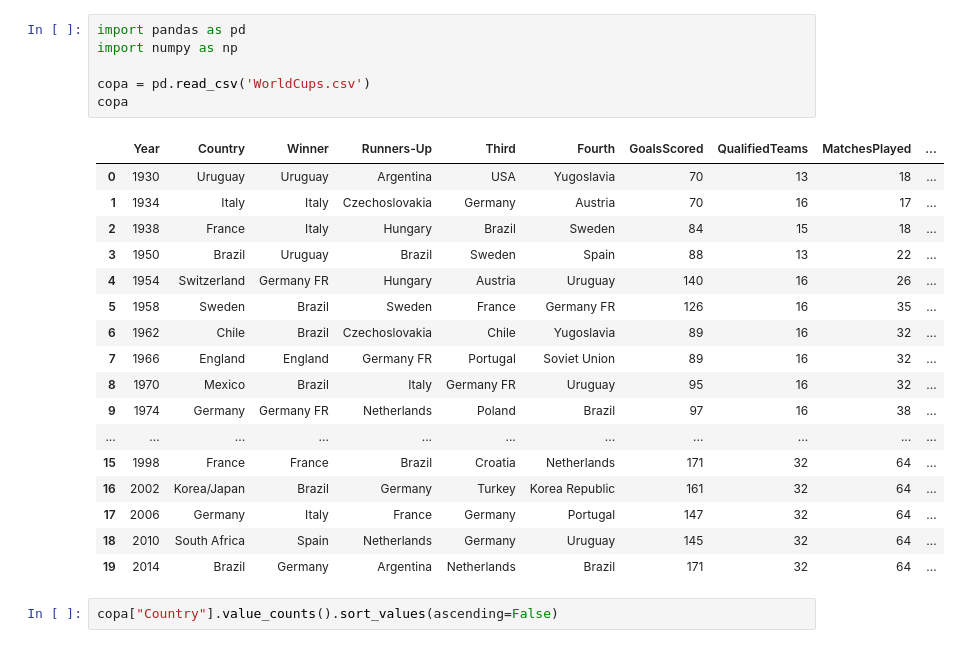
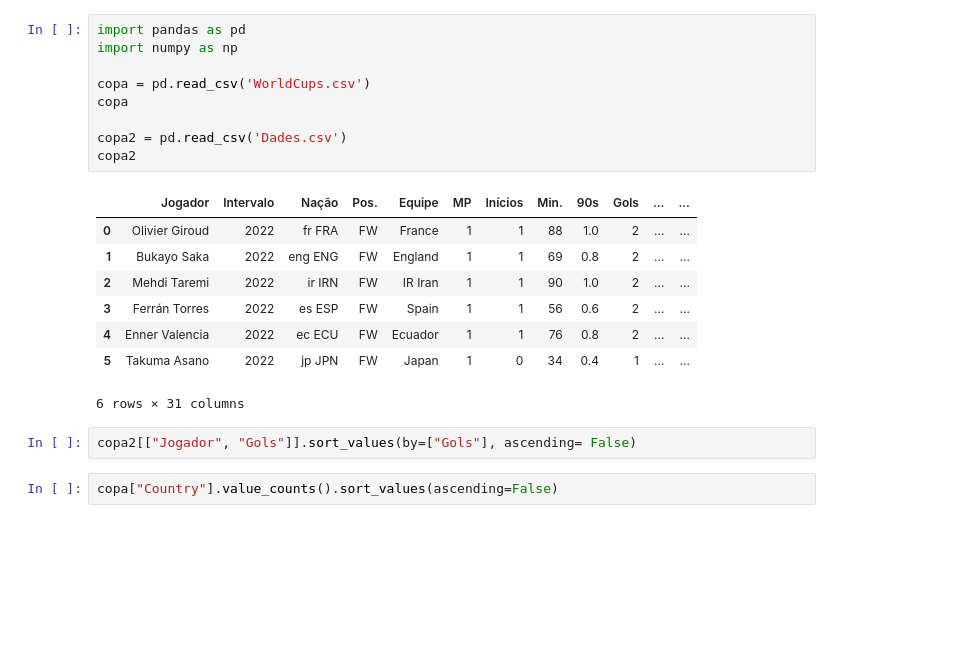
Before and after one commit to Hugox96/Analise_Copas, a Jupyter notebook: Copa.ipynb, the cells around one changed output. Drawn from its saved outputs; the diff is of its cells as text; blank space fills up the shorter version.

Commit message:
criando alguins dataframes

```diff
--- a/Copa.ipynb
+++ b/Copa.ipynb
@@ -1,27 +1,23 @@
 # %%
 import pandas as pd
 import numpy as np
 
 copa = pd.read_csv('WorldCups.csv')
 copa
+
+copa2 = pd.read_csv('Dades.csv')
+copa2
 # %% [output]
-|  | Year | Country | Winner | Runners-Up | Third | Fourth | GoalsScored | QualifiedTeams | MatchesPlayed | ... |
-| 0 | 1930 | Uruguay | Uruguay | Argentina | USA | Yugoslavia | 70 | 13 | 18 | ... |
-| 1 | 1934 | Italy | Italy | Czechoslovakia | Germany | Austria | 70 | 16 | 17 | ... |
-| 2 | 1938 | France | Italy | Hungary | Brazil | Sweden | 84 | 15 | 18 | ... |
-| 3 | 1950 | Brazil | Uruguay | Brazil | Sweden | Spain | 88 | 13 | 22 | ... |
-| 4 | 1954 | Switzerland | Germany FR | Hungary | Austria | Uruguay | 140 | 16 | 26 | ... |
-| 5 | 1958 | Sweden | Brazil | Sweden | France | Germany FR | 126 | 16 | 35 | ... |
-| 6 | 1962 | Chile | Brazil | Czechoslovakia | Chile | Yugoslavia | 89 | 16 | 32 | ... |
-| 7 | 1966 | England | England | Germany FR | Portugal | Soviet Union | 89 | 16 | 32 | ... |
-| 8 | 1970 | Mexico | Brazil | Italy | Germany FR | Uruguay | 95 | 16 | 32 | ... |
-| 9 | 1974 | Germany | Germany FR | Netherlands | Poland | Brazil | 97 | 16 | 38 | ... |
-| ... | ... | ... | ... | ... | ... | ... | ... | ... | ... | ... |
-| 15 | 1998 | France | France | Brazil | Croatia | Netherlands | 171 | 32 | 64 | ... |
-| 16 | 2002 | Korea/Japan | Brazil | Germany | Turkey | Korea Republic | 161 | 32 | 64 | ... |
-| 17 | 2006 | Germany | Italy | France | Germany | Portugal | 147 | 32 | 64 | ... |
-| 18 | 2010 | South Africa | Spain | Netherlands | Germany | Uruguay | 145 | 32 | 64 | ... |
-| 19 | 2014 | Brazil | Germany | Argentina | Netherlands | Brazil | 171 | 32 | 64 | ... |
+|  | Jogador | Intervalo | Nação | Pos. | Equipe | MP | Inícios | Min. | 90s | Gols | ... | ... |
+| 0 | Olivier Giroud | 2022 | fr FRA | FW | France | 1 | 1 | 88 | 1.0 | 2 | ... | ... |
+| 1 | Bukayo Saka | 2022 | eng ENG | FW | England | 1 | 1 | 69 | 0.8 | 2 | ... | ... |
+| 2 | Mehdi Taremi | 2022 | ir IRN | FW | IR Iran | 1 | 1 | 90 | 1.0 | 2 | ... | ... |
+| 3 | Ferrán Torres | 2022 | es ESP | FW | Spain | 1 | 1 | 56 | 0.6 | 2 | ... | ... |
+| 4 | Enner Valencia | 2022 | ec ECU | FW | Ecuador | 1 | 1 | 76 | 0.8 | 2 | ... | ... |
+| 5 | Takuma Asano | 2022 | jp JPN | FW | Japan | 1 | 0 | 34 | 0.4 | 1 | ... | ... |
+6 rows × 31 columns
+# %%
+copa2[["Jogador", "Gols"]].sort_values(by=["Gols"], ascending= False)
 # %%
 copa["Country"].value_counts().sort_values(ascending=False)
 # %% [output]
```
Also changed, not shown: parts of 1 cell of this notebook, 1 other file.
